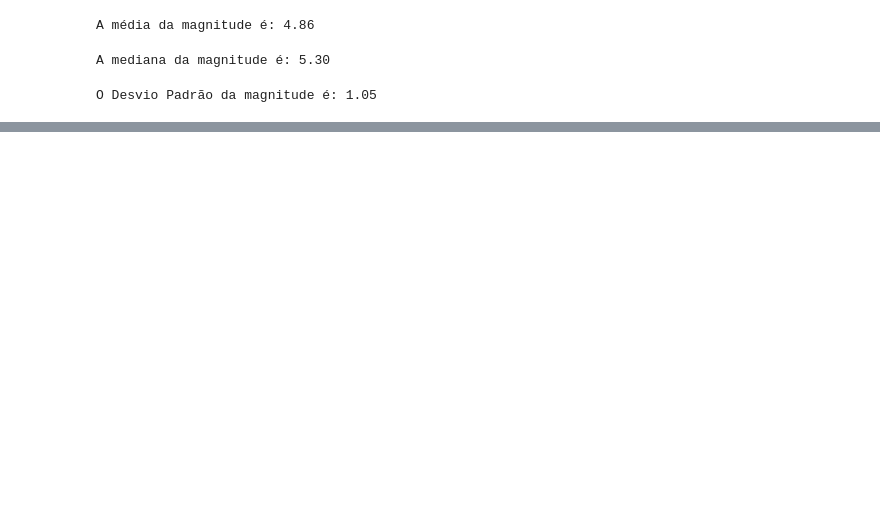
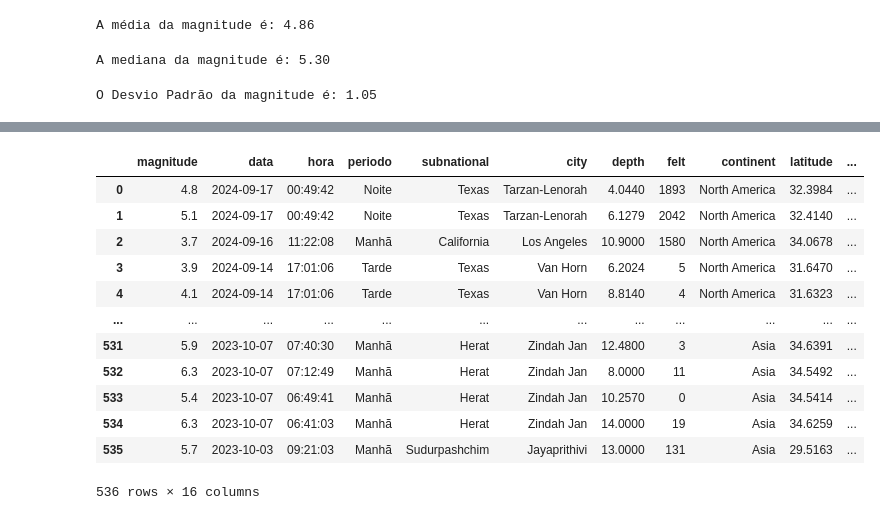
Before and after one commit to Lucas05DEV/gc24-Attack-on-Python, a Jupyter notebook: attack_on_python.ipynb, the cells around one changed output, grey strips where cells are left out. Drawn from its saved outputs; the diff is of its cells as text; code cells hidden in the pictures; blank space fills up the shorter version.

```diff
--- a/attack_on_python.ipynb
+++ b/attack_on_python.ipynb
@@ -356,7 +159,5 @@ memory usage: 55.0+ KB
 # %%
-# houver todos os dados da mesma linha iguais e removido, pois como ha mais dados de um mesmo local, e em um mesmo periodo, ha duplicados porem com informacoes diferentes e relevantes
-if sem_nulos_e_outlier.eq(sem_nulos_e_outlier.iloc[0]).all().all():
+# Caso houver todos os dados da mesma linha iguais e removido, pois como ha mais dados de um mesmo local, e em um mesmo periodo, ha duplicados porem com informacoes diferentes e relevantes
+if sem_nulos.eq(sem_nulos.iloc[0]).all().all():
     # Remove duplicatas
-    sem_nulos_e_outlier = sem_nulos_e_outlier.drop_duplicates()
-
-sem_nulos_e_outlier.info()
+    sem_nulos = sem_nulos.drop_duplicates()
@@ -383,0 +415,3 @@ memory usage: 55.0+ KB
+# %%
+sem_nulos.reset_index(drop=True, inplace=True)
+sem_nulos.info()
@@ -383,0 +483,31 @@ memory usage: 55.0+ KB
+# %%
+# Agrupar por magnitude e calcular a média da profundidade
+profundidade_media_por_magnitude = sem_nulos.groupby('magnitude')['depth'].mean()
+
+intervalos = {
+    '0-3': profundidade_media_por_magnitude.loc[0.0:3.0].mean(),
+    '3-4': profundidade_media_por_magnitude.loc[3.0:3.9].mean(),
+    '4-5': profundidade_media_por_magnitude.loc[4.0:4.9].mean(),
+    '5-6': profundidade_media_por_magnitude.loc[5.0:5.9].mean(),
+    '6-7': profundidade_media_por_magnitude.loc[6.0:6.9].mean(),
+    '7-10': profundidade_media_por_magnitude.loc[7.0:10.0].mean()
+}
+
+# Aplicar as mudanças no DataFrame
+sem_nulos['media por magnitude'] = sem_nulos['magnitude_range'].map(intervalos)
+# %%
+sem_nulos
+# %% [output]
+|  | magnitude | data | hora | periodo | subnational | city | depth | felt | continent | latitude | ... |
+| 0 | 4.8 | 2024-09-17 | 00:49:42 | Noite | Texas | Tarzan-Lenorah | 4.0440 | 1893 | North America | 32.3984 | ... |
+| 1 | 5.1 | 2024-09-17 | 00:49:42 | Noite | Texas | Tarzan-Lenorah | 6.1279 | 2042 | North America | 32.4140 | ... |
+| 2 | 3.7 | 2024-09-16 | 11:22:08 | Manhã | California | Los Angeles | 10.9000 | 1580 | North America | 34.0678 | ... |
+| 3 | 3.9 | 2024-09-14 | 17:01:06 | Tarde | Texas | Van Horn | 6.2024 | 5 | North America | 31.6470 | ... |
+| 4 | 4.1 | 2024-09-14 | 17:01:06 | Tarde | Texas | Van Horn | 8.8140 | 4 | North America | 31.6323 | ... |
+| ... | ... | ... | ... | ... | ... | ... | ... | ... | ... | ... | ... |
+| 531 | 5.9 | 2023-10-07 | 07:40:30 | Manhã | Herat | Zindah Jan | 12.4800 | 3 | Asia | 34.6391 | ... |
+| 532 | 6.3 | 2023-10-07 | 07:12:49 | Manhã | Herat | Zindah Jan | 8.0000 | 11 | Asia | 34.5492 | ... |
+| 533 | 5.4 | 2023-10-07 | 06:49:41 | Manhã | Herat | Zindah Jan | 10.2570 | 0 | Asia | 34.5414 | ... |
+| 534 | 6.3 | 2023-10-07 | 06:41:03 | Manhã | Herat | Zindah Jan | 14.0000 | 19 | Asia | 34.6259 | ... |
+| 535 | 5.7 | 2023-10-03 | 09:21:03 | Manhã | Sudurpashchim | Jayaprithivi | 13.0000 | 131 | Asia | 29.5163 | ... |
+536 rows × 16 columns
```
Also changed, not shown: parts of 22 cells of this notebook, 1 other file.
